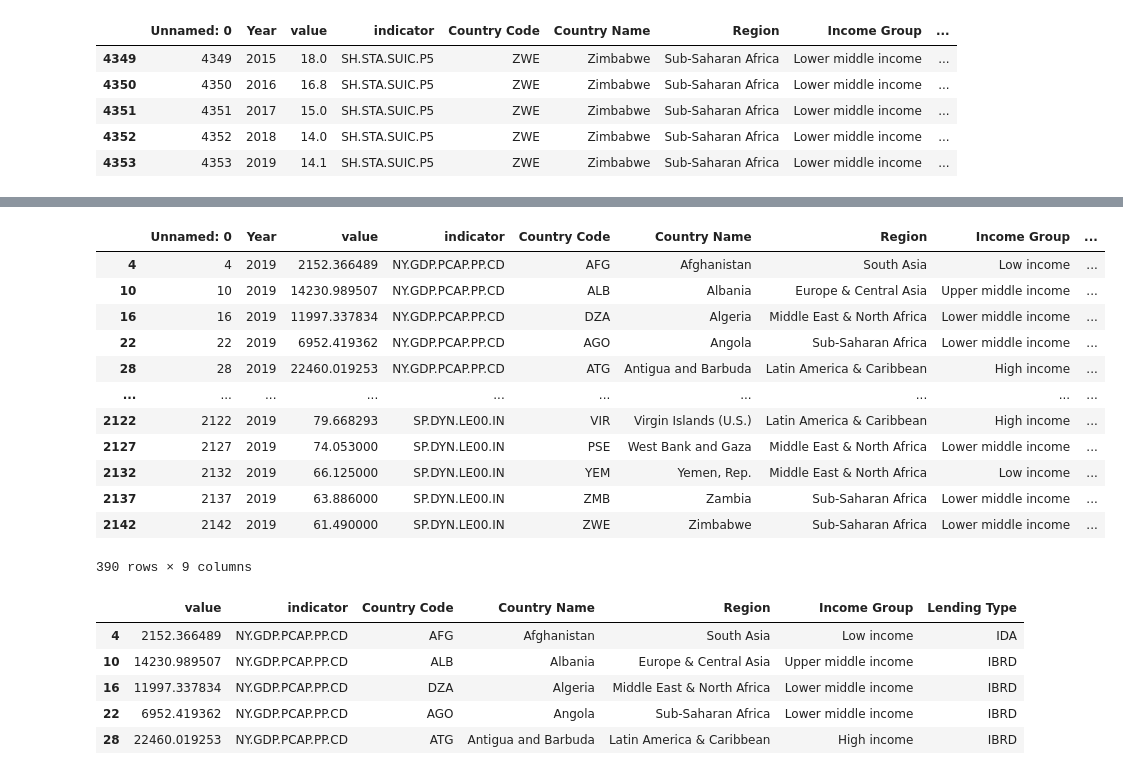
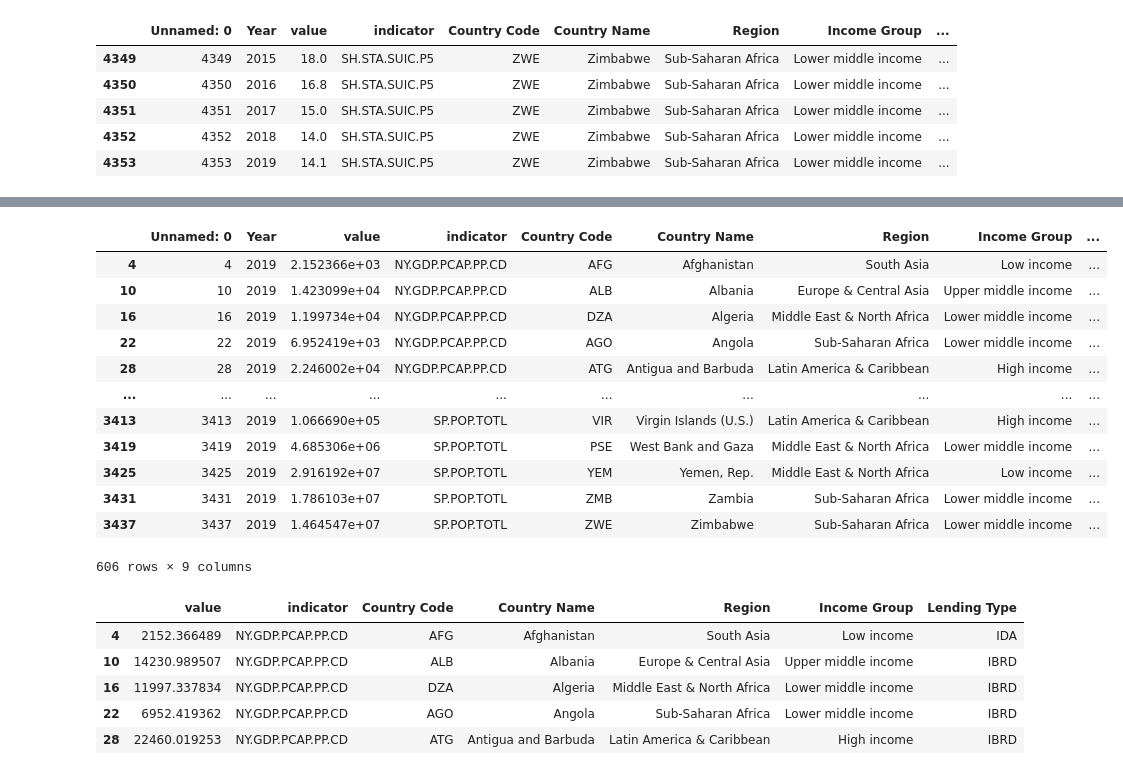
Before and after one commit to sruthib22/data690_Sruthi, a Jupyter notebook: assignment_08/in_class_session_08.ipynb, the cells around one changed output, grey strips where cells are left out. Cells and saved outputs as stored; diff of their text form; code cells hidden in the pictures.

```diff
--- a/assignment_08/in_class_session_08.ipynb
+++ b/assignment_08/in_class_session_08.ipynb
@@ -46,22 +47,22 @@ df_2019.sample(10)
 # %%
-df_2019 = df_2019.query("indicator in(['SP.DYN.LE00.IN','NY.GDP.PCAP.PP.CD'])")
+df_2019 = df_2019.query("indicator in(['SP.DYN.LE00.IN','NY.GDP.PCAP.PP.CD','SP.POP.TOTL'])")
 #df_2019 = df_2019(df_2019['indicator'].isin(['SP.DYN.LE00.IN','NY.GDP.PCAP.PP.CD']))
 
 df_2019
 # %% [output]
 |  | Unnamed: 0 | Year | value | indicator | Country Code | Country Name | Region | Income Group | ... |
-| 4 | 4 | 2019 | 2152.366489 | NY.GDP.PCAP.PP.CD | AFG | Afghanistan | South Asia | Low income | ... |
-| 10 | 10 | 2019 | 14230.989507 | NY.GDP.PCAP.PP.CD | ALB | Albania | Europe & Central Asia | Upper middle income | ... |
-| 16 | 16 | 2019 | 11997.337834 | NY.GDP.PCAP.PP.CD | DZA | Algeria | Middle East & North Africa | Lower middle income | ... |
-| 22 | 22 | 2019 | 6952.419362 | NY.GDP.PCAP.PP.CD | AGO | Angola | Sub-Saharan Africa | Lower middle income | ... |
-| 28 | 28 | 2019 | 22460.019253 | NY.GDP.PCAP.PP.CD | ATG | Antigua and Barbuda | Latin America & Caribbean | High income | ... |
+| 4 | 4 | 2019 | 2.152366e+03 | NY.GDP.PCAP.PP.CD | AFG | Afghanistan | South Asia | Low income | ... |
+| 10 | 10 | 2019 | 1.423099e+04 | NY.GDP.PCAP.PP.CD | ALB | Albania | Europe & Central Asia | Upper middle income | ... |
+| 16 | 16 | 2019 | 1.199734e+04 | NY.GDP.PCAP.PP.CD | DZA | Algeria | Middle East & North Africa | Lower middle income | ... |
+| 22 | 22 | 2019 | 6.952419e+03 | NY.GDP.PCAP.PP.CD | AGO | Angola | Sub-Saharan Africa | Lower middle income | ... |
+| 28 | 28 | 2019 | 2.246002e+04 | NY.GDP.PCAP.PP.CD | ATG | Antigua and Barbuda | Latin America & Caribbean | High income | ... |
 | ... | ... | ... | ... | ... | ... | ... | ... | ... | ... |
-| 2122 | 2122 | 2019 | 79.668293 | SP.DYN.LE00.IN | VIR | Virgin Islands (U.S.) | Latin America & Caribbean | High income | ... |
-| 2127 | 2127 | 2019 | 74.053000 | SP.DYN.LE00.IN | PSE | West Bank and Gaza | Middle East & North Africa | Lower middle income | ... |
-| 2132 | 2132 | 2019 | 66.125000 | SP.DYN.LE00.IN | YEM | Yemen, Rep. | Middle East & North Africa | Low income | ... |
-| 2137 | 2137 | 2019 | 63.886000 | SP.DYN.LE00.IN | ZMB | Zambia | Sub-Saharan Africa | Lower middle income | ... |
-| 2142 | 2142 | 2019 | 61.490000 | SP.DYN.LE00.IN | ZWE | Zimbabwe | Sub-Saharan Africa | Lower middle income | ... |
+| 3413 | 3413 | 2019 | 1.066690e+05 | SP.POP.TOTL | VIR | Virgin Islands (U.S.) | Latin America & Caribbean | High income | ... |
+| 3419 | 3419 | 2019 | 4.685306e+06 | SP.POP.TOTL | PSE | West Bank and Gaza | Middle East & North Africa | Lower middle income | ... |
+| 3425 | 3425 | 2019 | 2.916192e+07 | SP.POP.TOTL | YEM | Yemen, Rep. | Middle East & North Africa | Low income | ... |
+| 3431 | 3431 | 2019 | 1.786103e+07 | SP.POP.TOTL | ZMB | Zambia | Sub-Saharan Africa | Lower middle income | ... |
+| 3437 | 3437 | 2019 | 1.464547e+07 | SP.POP.TOTL | ZWE | Zimbabwe | Sub-Saharan Africa | Lower middle income | ... |
-390 rows × 9 columns
+606 rows × 9 columns
 # %%
 df_2019.drop(columns = ["Unnamed: 0","Year"], inplace= True)
 
```
Also changed, not shown: parts of 5 cells of this notebook.
